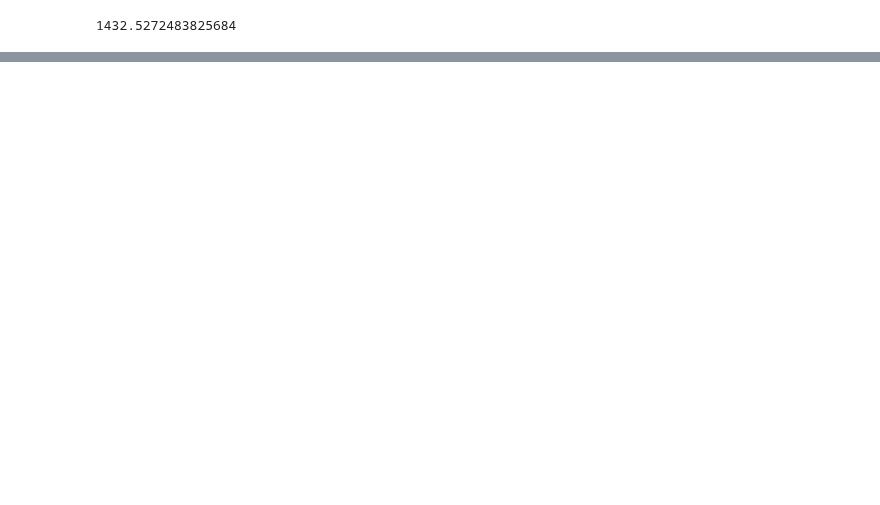
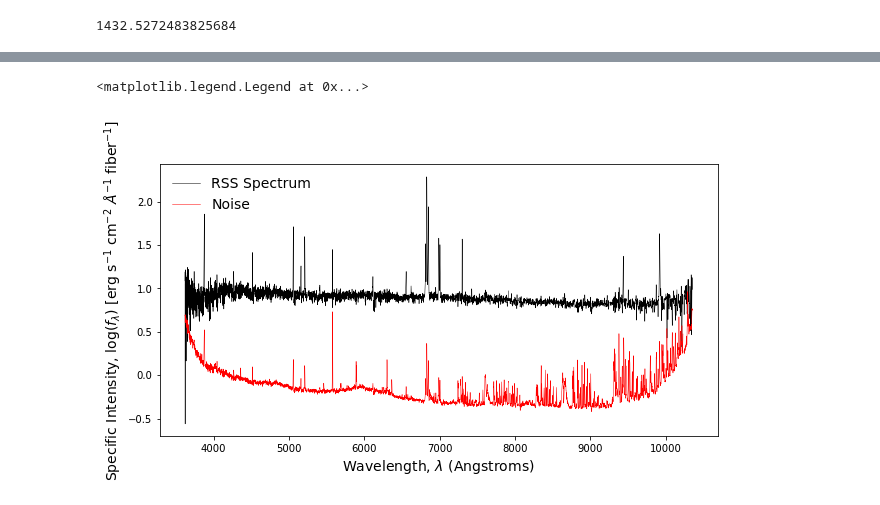
Before and after one commit to cbottrell/RealSim-IFS, a Jupyter notebook: MaNGA_RSS_File_test.ipynb, the cells around one changed output, grey strips where cells are left out. Cells and saved outputs as stored; diff of their text form; code cells hidden in the pictures; blank space fills up the shorter version.

```diff
--- a/MaNGA_RSS_File_test.ipynb
+++ b/MaNGA_RSS_File_test.ipynb
@@ -44,0 +49,12 @@ if not os.access(filename,0):
+# %%
+data_dir = '/home/bottrell/scratch/Merger_Kinematics/RealSim-IFS/Data'
+
+plate = 7443
+ifudesign = 12703
+
+filename = 'manga-{PLATE}-{IFUDESIGN}-LINRSS.fits.gz'.format(PLATE=plate,IFUDESIGN=ifudesign)
+
+if not os.access('{}/{}'.format(wdir,filename),0):
+    cp('{}/{}'.format(data_dir,filename),wdir)
+
+os.system('gunzip -f {}'.format(filename))
@@ -44,0 +71,23 @@ if not os.access(filename,0):
+# %%
+rssname = filename.replace('.gz','')
+
+hdu = fits.open(rssname)
+
+rss = hdu['FLUX'].data
+lam = hdu['WAVE'].data
+isigma = np.sqrt(hdu['IVAR'].data)
+sigma = 1./isigma
+
+# find appropriate spectrum for plotting
+sums = np.nansum(rss,axis=1)
+index = np.argmax(sums)+3
+
+fig,ax = plt.subplots(figsize=(10,5))
+ax.plot(lam,np.log10(rss[index]),c='black',linewidth=0.5,label='RSS Spectrum')
+ax.plot(lam,np.log10(sigma[index]),c='red',linewidth=0.5,label='Noise')
+ax.set_xlabel(r'Wavelength, $\lambda$ (Angstroms)',fontsize=14)
+ax.set_ylabel(r'Specific Intensity, $\log(f_{\lambda})$ [erg s$^{-1}$ cm$^{-2}$ $\AA^{-1}$ fiber$^{-1}$]',fontsize=14)
+ax.legend(frameon=False,loc='upper left',fontsize=14)
+# %% [output]
+<matplotlib.legend.Legend at 0x...>
+[figure, added]
```
Also changed, not shown: parts of 15 cells of this notebook.
